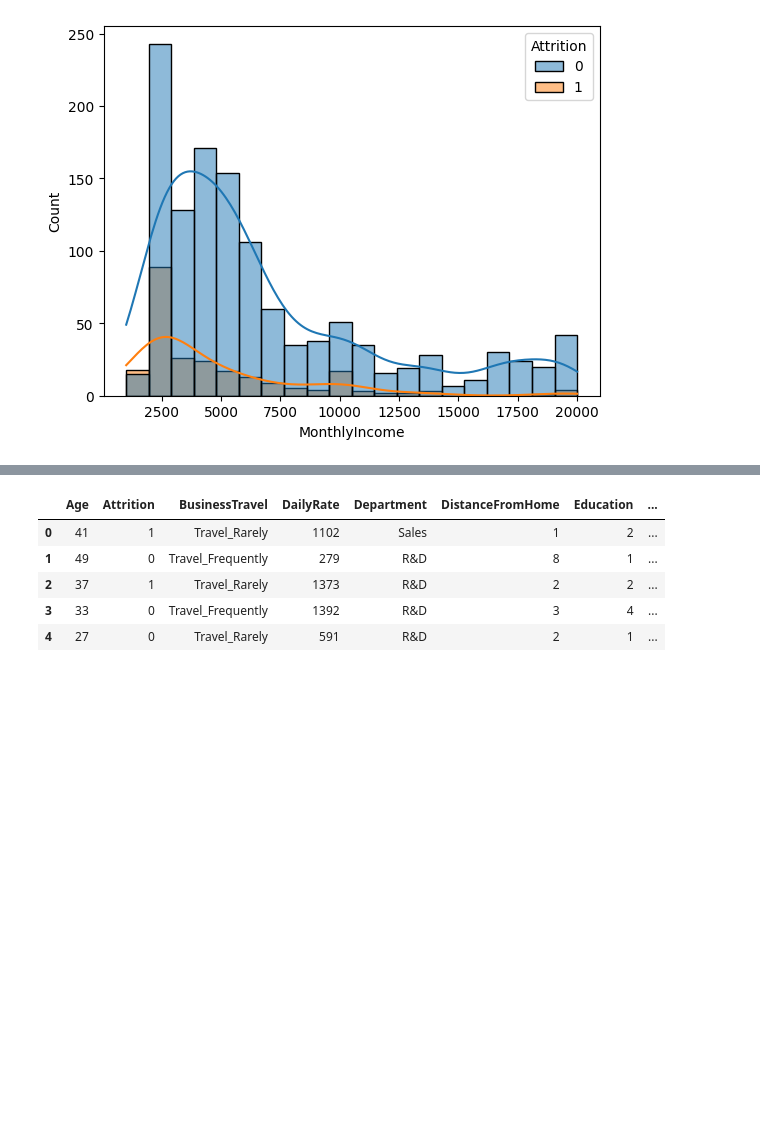
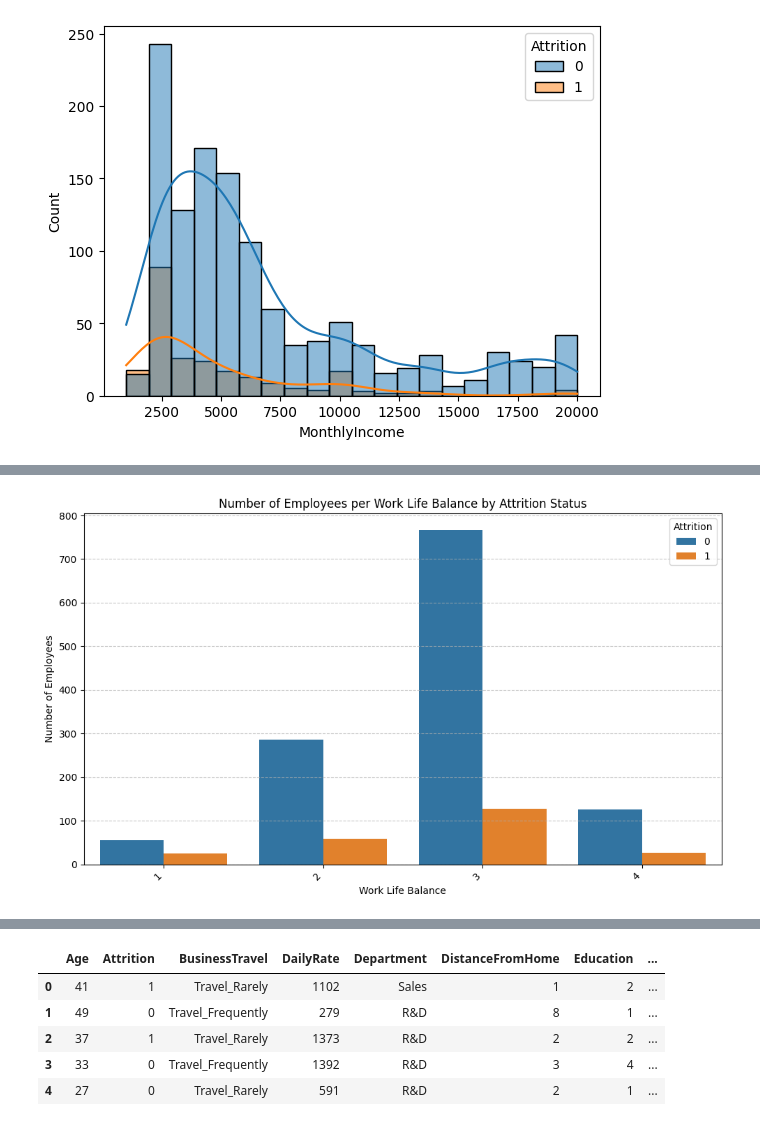
Before and after one commit to Optimus0205/Employee-Attrition, a Jupyter notebook: Project_2_Employee_Attrition_Prediction.ipynb, the cells around one changed output, grey strips where cells are left out. Cells and saved outputs as stored; diff of their text form; code cells hidden in the pictures; blank space fills up the shorter version.

```diff
--- a/Project_2_Employee_Attrition_Prediction.ipynb
+++ b/Project_2_Employee_Attrition_Prediction.ipynb
@@ -332,0 +350,3 @@ sns.histplot(data=df, x='MonthlyIncome', hue='Attrition', kde=True)
+# %%
+df_work_life_balance=df['Attrition'].groupby(df['WorkLifeBalance']).value_counts().reset_index(name='count')
+df_work_life_balance
@@ -332,0 +375,14 @@ sns.histplot(data=df, x='MonthlyIncome', hue='Attrition', kde=True)
+# %%
+plt.figure(figsize=(10, 6))
+
+sns.barplot(data=df_work_life_balance, x='WorkLifeBalance',y='count', hue='Attrition')
+
+plt.xlabel('Work Life Balance')
+plt.ylabel('Number of Employees')
+plt.title('Number of Employees per Work Life Balance by Attrition Status')
+plt.xticks(rotation=45, ha='right')
+plt.grid(axis='y', linestyle='--', alpha=0.7)
+plt.tight_layout()
+plt.show()
+# %% [output]
+[figure, added]
```
Also changed, not shown: parts of 85 cells of this notebook.
